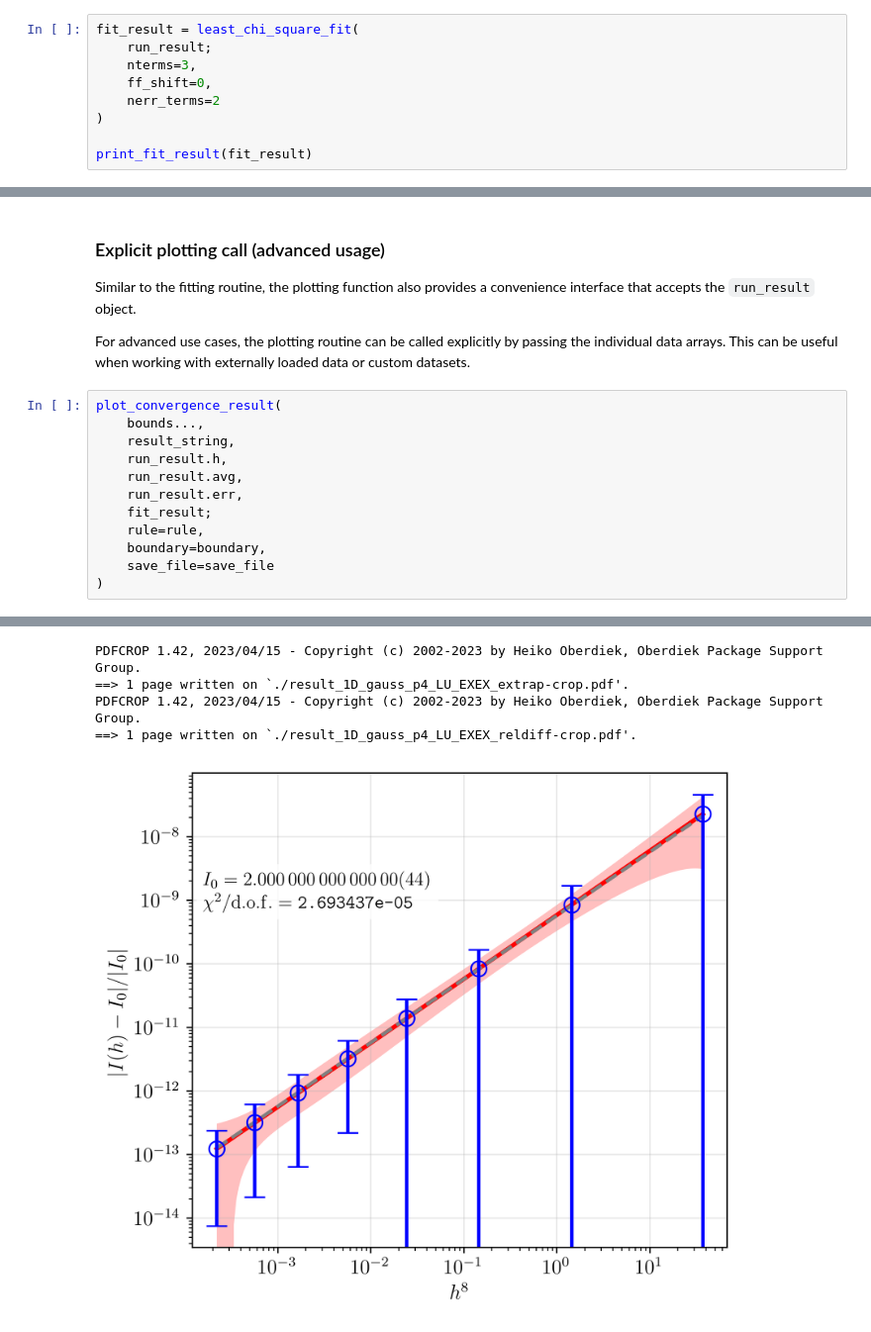
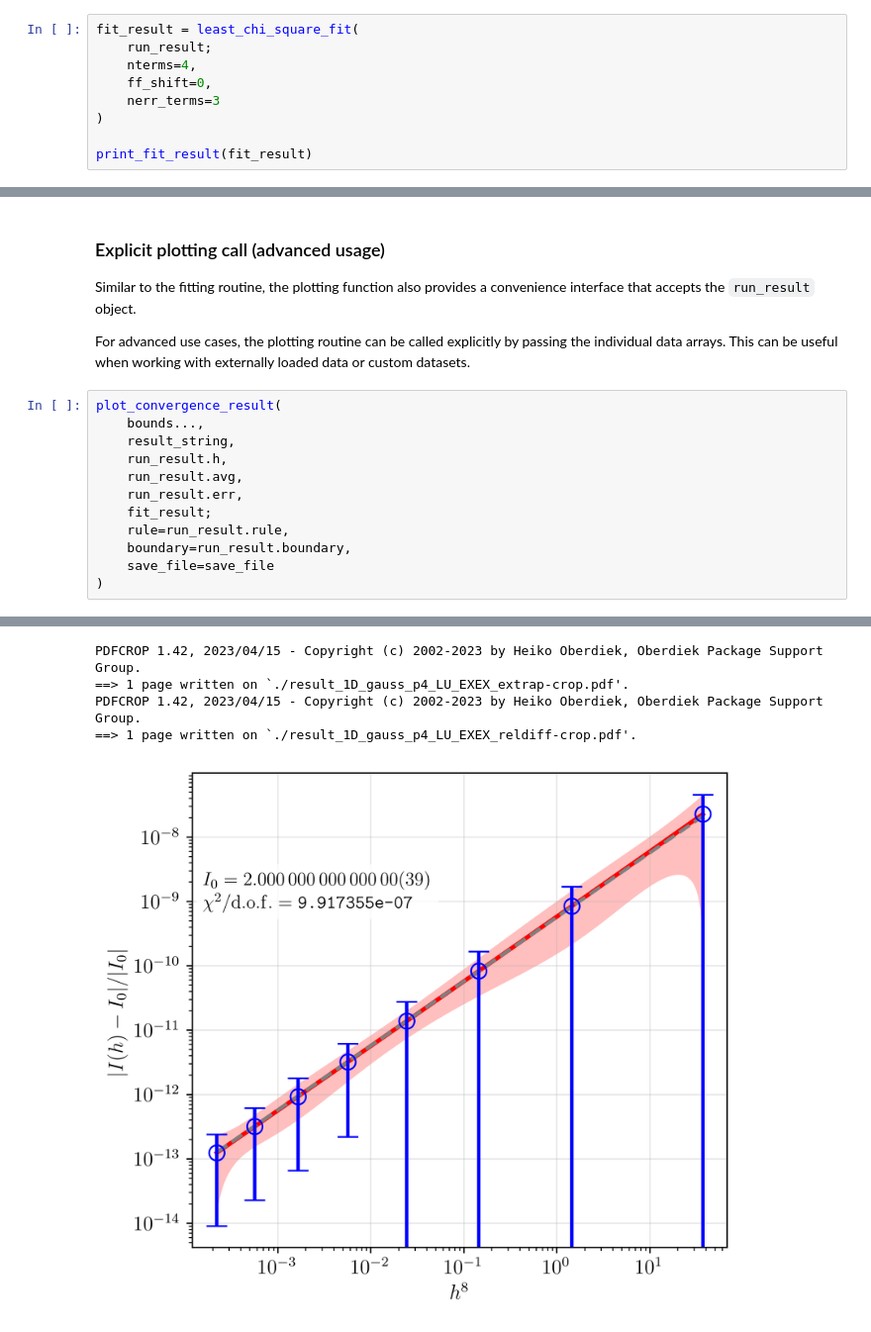
Before and after one commit to saintbenjamin/Maranatha.jl, a Jupyter notebook: ipynb/01_Quick_Start.ipynb, the cells around one changed output, grey strips where cells are left out. Shown at 99% size. Saved outputs shown, nothing was run; the diff lists cells and outputs as text.

```diff
--- a/ipynb/01_Quick_Start.ipynb
+++ b/ipynb/01_Quick_Start.ipynb
@@ -275,9 +275,9 @@ effects become visible in the data.
 # %%
 fit_result = least_chi_square_fit(
     run_result;
-    nterms=3,
+    nterms=4,
     ff_shift=0,
-    nerr_terms=2
+    nerr_terms=3
 )
 
 print_fit_result(fit_result)
@@ -342,8 +343,8 @@ plot_convergence_result(
     run_result.avg,
     run_result.err,
     fit_result;
-    rule=rule,
-    boundary=boundary,
+    rule=run_result.rule,
+    boundary=run_result.boundary,
     save_file=save_file
 )
 # %% [output]
@@ -351,5 +352,5 @@ plot_convergence_result(
 PDFCROP 1.42, 2023/04/15 - Copyright (c) 2002-2023 by Heiko Oberdiek, Oberdiek Package Support Group.
 ==> 1 page written on `./result_1D_gauss_p4_LU_EXEX_extrap-crop.pdf'.
 PDFCROP 1.42, 2023/04/15 - Copyright (c) 2002-2023 by Heiko Oberdiek, Oberdiek Package Support Group.
 ==> 1 page written on `./result_1D_gauss_p4_LU_EXEX_reldiff-crop.pdf'.
-[figure, old version]
+[figure, new version]
```
Also changed, not shown: parts of 11 cells of this notebook, 19 other files.
